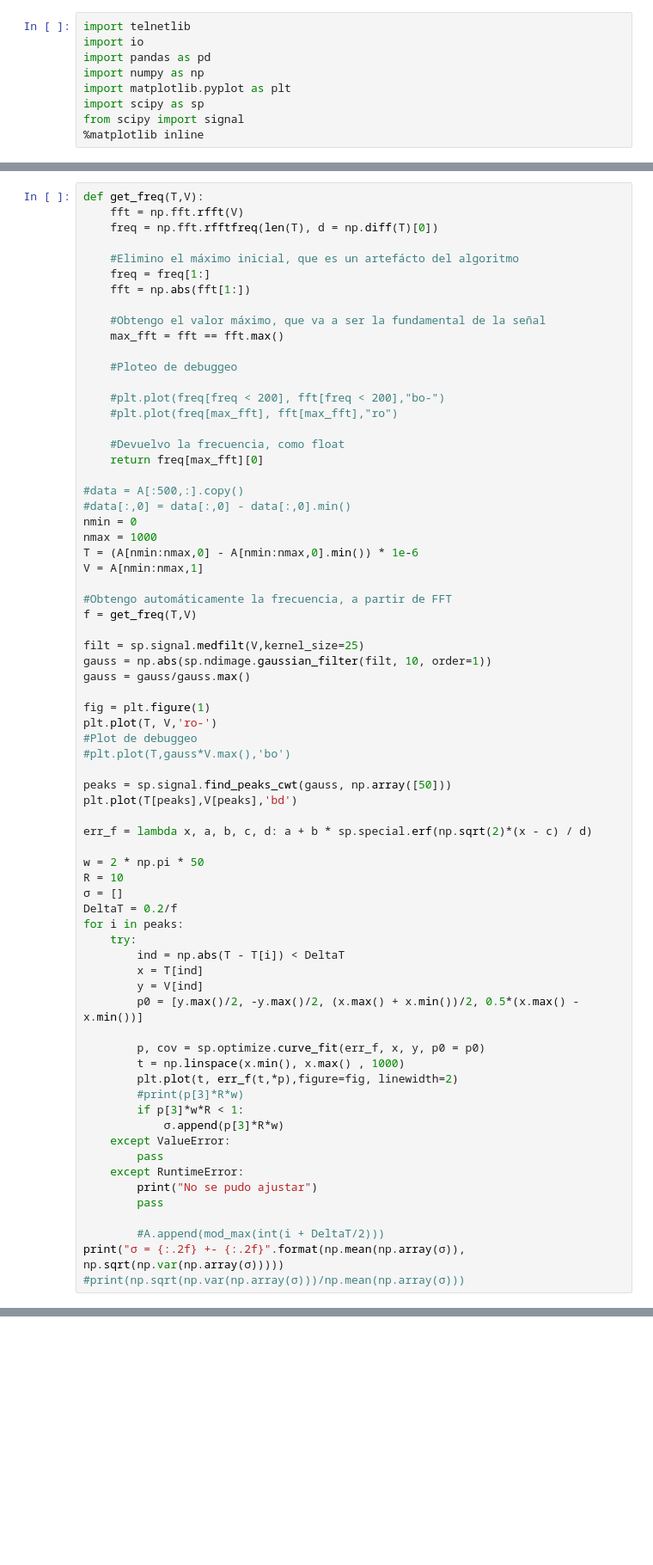
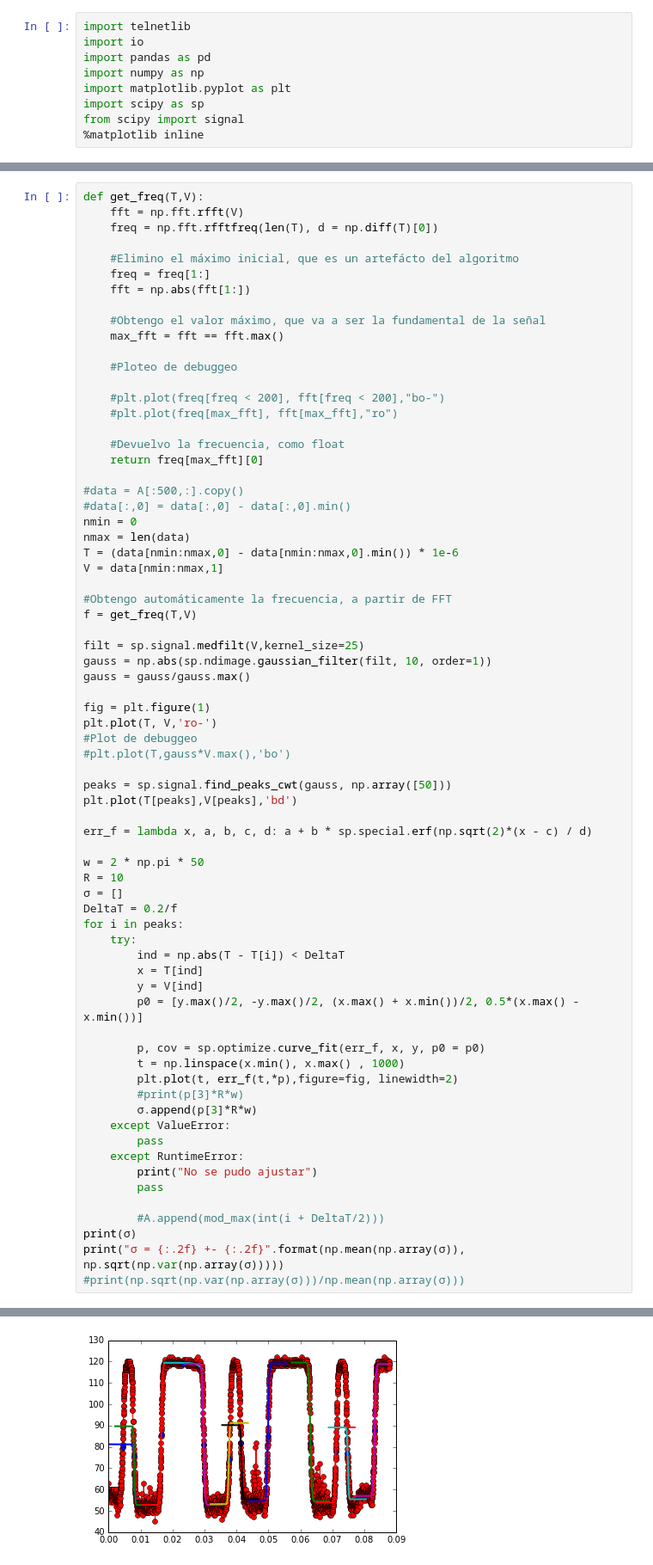
Before and after one commit to sadeus/perfilador_soma, a Jupyter notebook: scripts/perfilador_telnet.ipynb, the cells around one changed output, grey strips where cells are left out. Shown at 86% size. Cells and saved outputs as stored; diff of their text form; blank space fills up the shorter version.

```diff
--- a/scripts/perfilador_telnet.ipynb
+++ b/scripts/perfilador_telnet.ipynb
@@ -51,9 +51,9 @@ def get_freq(T,V):
 #data = A[:500,:].copy()
 #data[:,0] = data[:,0] - data[:,0].min()
 nmin = 0
-nmax = 1000
-T = (A[nmin:nmax,0] - A[nmin:nmax,0].min()) * 1e-6
-V = A[nmin:nmax,1]
+nmax = len(data)
+T = (data[nmin:nmax,0] - data[nmin:nmax,0].min()) * 1e-6
+V = data[nmin:nmax,1]
 
 #Obtengo automáticamente la frecuencia, a partir de FFT
 f = get_freq(T,V)
@@ -87,8 +87,7 @@ for i in peaks:
         t = np.linspace(x.min(), x.max() , 1000)
         plt.plot(t, err_f(t,*p),figure=fig, linewidth=2)
         #print(p[3]*R*w)
-        if p[3]*w*R < 1:
-            σ.append(p[3]*R*w)
+        σ.append(p[3]*R*w)
     except ValueError:
         pass
     except RuntimeError:
@@ -96,5 +95,7 @@ for i in peaks:
         pass
 
         #A.append(mod_max(int(i + DeltaT/2)))
+print(σ)
 print("σ = {:.2f} +- {:.2f}".format(np.mean(np.array(σ)), np.sqrt(np.var(np.array(σ)))))
 #print(np.sqrt(np.var(np.array(σ)))/np.mean(np.array(σ)))
+# %% [output]
@@ -100,0 +104 @@ print("σ = {:.2f} +- {:.2f}".format(np.mean(np.array(σ)), np.sqrt(np.var(np.ar
+[figure, added]
```
Also changed, not shown: parts of 3 cells of this notebook, 1 other file.
